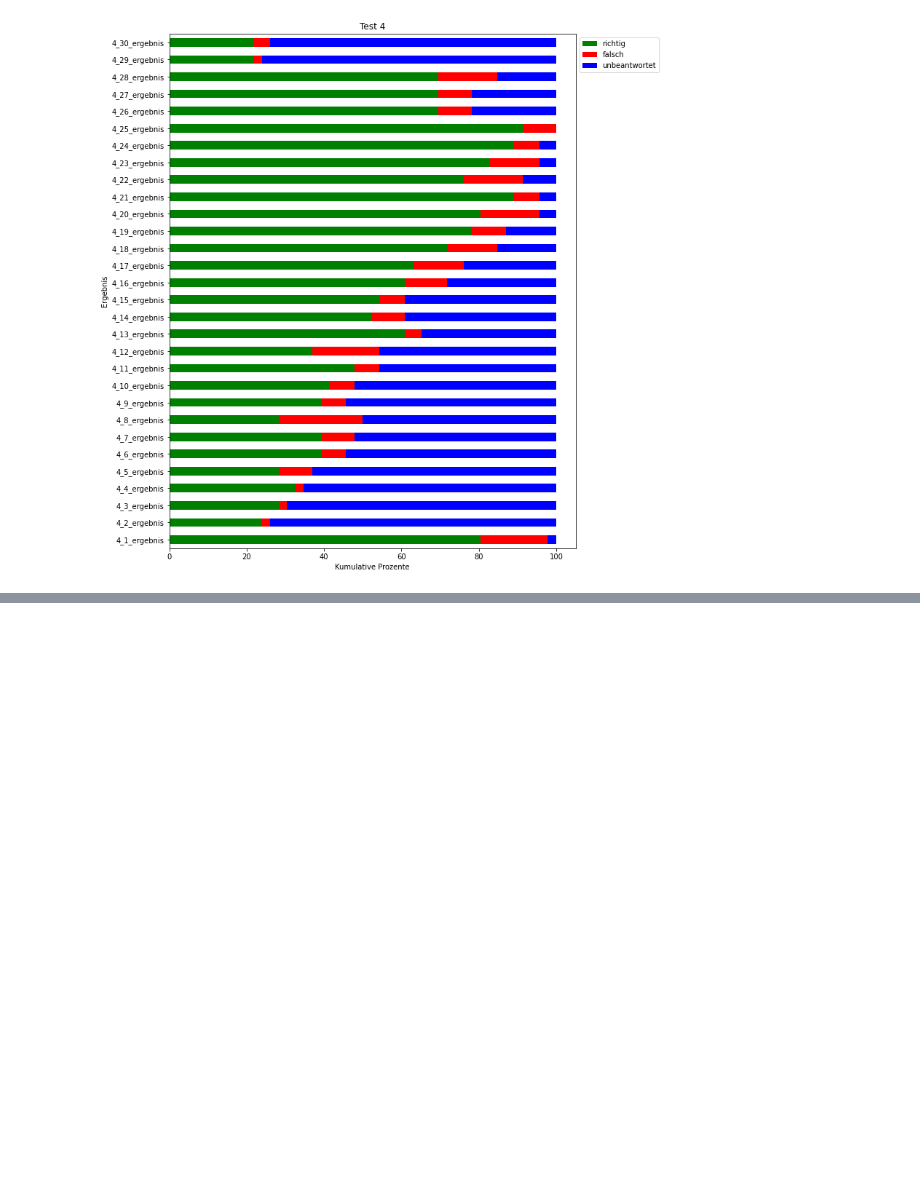
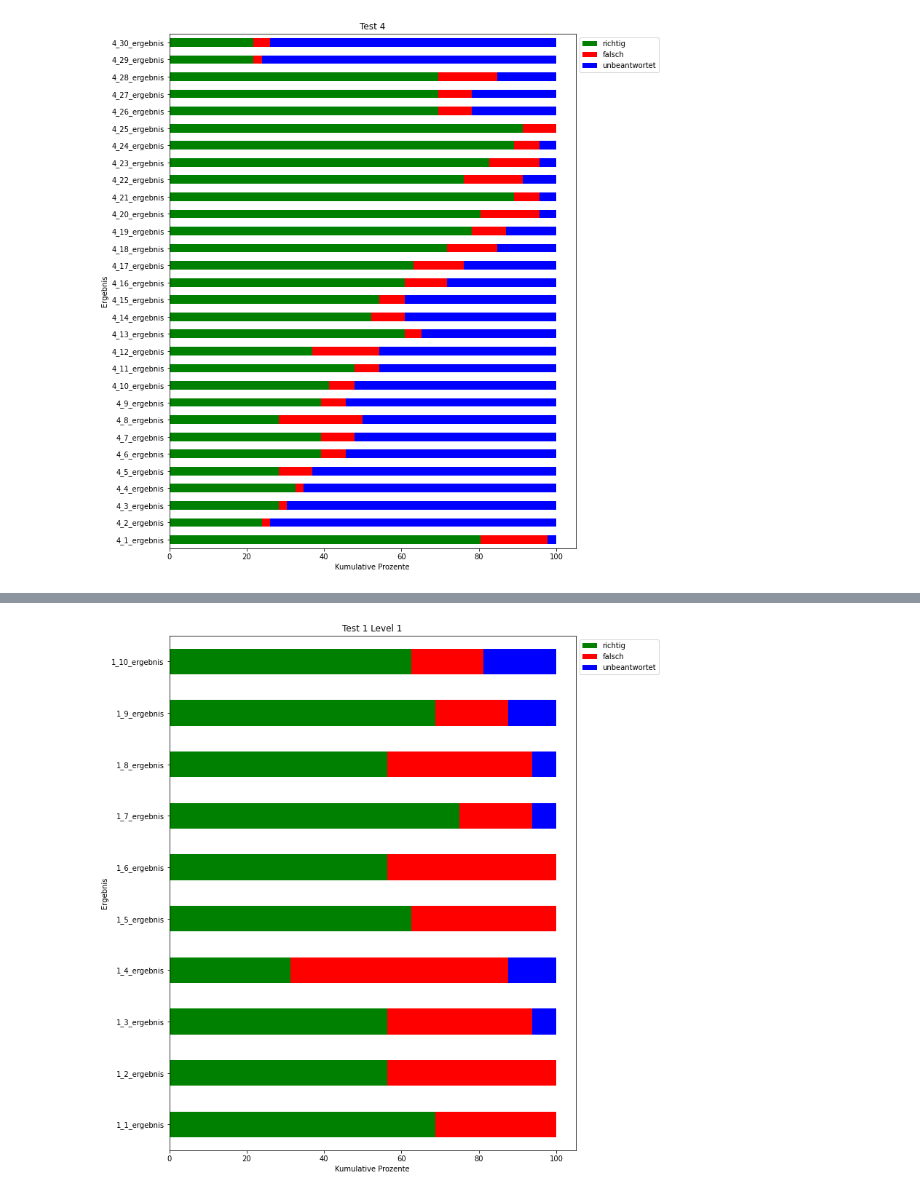
Before and after one commit to imkeines/tiria_data, a Jupyter notebook: Data_EDA.ipynb, the cells around one changed output, grey strips where cells are left out. Drawn from its saved outputs; the diff is of its cells as text; code cells hidden in the pictures; blank space fills up the shorter version.

Commit message:
inspect results per class level

```diff
--- a/Data_EDA.ipynb
+++ b/Data_EDA.ipynb
@@ -104,0 +154,6 @@ plt.show()
+# %%
+# class level
+grouped = test1.groupby(test1.class_level)
+# %%
+level_1 = grouped.get_group(1)
+level_2 = grouped.get_group(2)
@@ -104,0 +170,24 @@ plt.show()
+# %%
+def getFrequencies(df):
+    ergebnis = [col for col in df.columns if 'ergebnis' in col]
+    selectedData = df[ergebnis]
+    frequencies = {}
+    for value in selectedData.columns:
+        frequencies[value] = selectedData[value].value_counts()
+    data = pd.DataFrame(frequencies)
+    dataToPlot=data.transpose()
+    dataToPlot_percentages = dataToPlot.div(dataToPlot.sum(axis=1), axis=0)*100
+    dataToPlot_percentages = dataToPlot_percentages[[1, 0, 99]]
+    return dataToPlot_percentages, dataToPlot
+
+def plotFrequencies(df, title):
+    df.plot(kind='barh', stacked=True, color=colors)
+    plt.legend(legend, bbox_to_anchor=(1.0,1))
+    plt.title(title)
+    plt.ylabel('Ergebnis')
+    plt.xlabel('Kumulative Prozente')
+    plt.show()
+# %%
+data_level1 = getFrequencies(level_1)
+data_level1 = data_level1[0]
+data_level1
@@ -104,0 +222,4 @@ plt.show()
+# %%
+plotFrequencies(data_level1, 'Test 1 Level 1')
+# %% [output]
+[figure, added]
```
Also changed, not shown: parts of 17 cells of this notebook, 1 other file.
